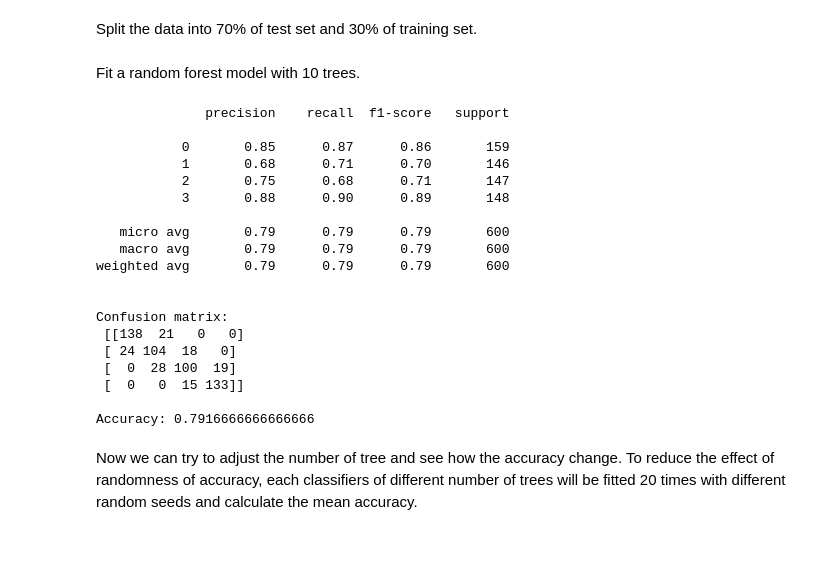
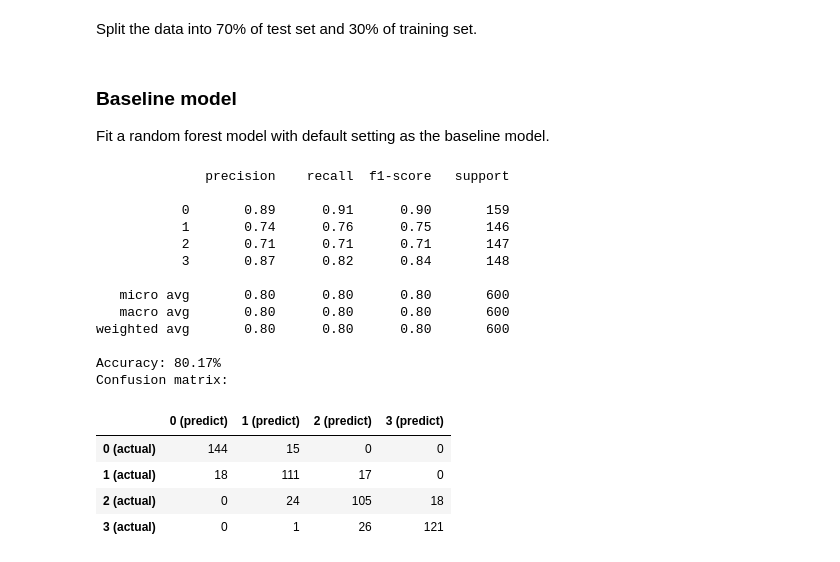
Before and after one commit to nath1295/Data-Science-Portfolio, a Jupyter notebook: mobile_price_classification/mobile_classification.ipynb, the cells around one changed output. Cells and saved outputs as stored; diff of their text form; code cells hidden in the pictures.

Commit message:
update random forest project

```diff
--- a/mobile_price_classification/mobile_classification.ipynb
+++ b/mobile_price_classification/mobile_classification.ipynb
@@ -82,8 +86,8 @@ sc_h - sc_w<br/>
 Other than that, we can also notice that price_range is significantly correlated to both battery_power and ram.<br><br>
 We would also want to see the scatter plots between different numerical variables.
 # %%
-binary_col = []
+num_col = []
 for col in df.columns:
-    if df[col].nunique()==2:
-        binary_col.append(col)
-binary_col
+    if df[col].nunique()!=2:
+        num_col.append(col)
+num_col.remove('price_range')
@@ -115,0 +122,19 @@ from sklearn.metrics import confusion_matrix, classification_report, accuracy_sc
+# %%
+def conf_matrix(y_test, pred, normalise=False,total=False):
+    col = pd.Series(y_test.unique()).apply(str).sort_values()
+    conf = confusion_matrix(y_test, pred)
+    out = pd.DataFrame(conf,columns= [x+' (predict)' for x in col], index=[x+' (actual)' for x in col])
+    out_1 = pd.DataFrame(conf,columns= [x+' (predict)' for x in col], index=[x+' (actual)' for x in col])
+
+    if normalise==True:
+        k = out.apply(lambda x: x.sum(),axis=1)
+        for i in out.columns:
+            out[i] = out[i]/k
+            out[i]  = out[i].apply(lambda x: str(round(x*100,2))+'%')
+    if total==True:
+        out_1['Row total'] = out_1.apply(lambda x: x.sum(),axis=1)
+        out_1.loc['Column total'] = out_1.apply(lambda x: x.sum(),axis=0)
+        out['Row total'] = out_1['Row total']
+        out.loc['Column total'] = out_1.loc['Column total']
+
+    return out
@@ -116,3 +143,11 @@ from sklearn.metrics import confusion_matrix, classification_report, accuracy_sc
+# %%
+X = df.iloc[:,:-1]
+y = df.iloc[:,-1]
+X_num = X[num_col]
+X_cat = X.drop(num_col,axis=1)
+scaler = StandardScaler()
+X_num = pd.DataFrame(scaler.fit_transform(X_num),index=X_num.index,columns=X_num.columns)
+X = pd.concat([X_num,X_cat],axis=1)
 # %% [markdown]
 Split the data into 70% of test set and 30% of training set.
 # %%
@@ -121,33 +154,32 @@ y = df.iloc[:,-1]
 X_train, X_test, y_train, y_test = train_test_split(X, y, test_size=0.3, random_state=100)
-# %% [markdown]
-Fit a random forest model with 10 trees.
+# %% [markdown]
+### Baseline model
+Fit a random forest model with default setting as the baseline model.
 # %%
-model = RandomForestClassifier(n_estimators=10, random_state=100)
+model = RandomForestClassifier(random_state=100)
 model.fit(X_train,y_train)
 pred = model.predict(X_test)
 # %%
-print(classification_report(y_test, pred),'\n')
-print('Confusion matrix:\n',confusion_matrix(y_test, pred))
-print('\nAccuracy:',accuracy_score(y_test,pred))
+print(classification_report(y_test,pred))
+print("Accuracy: "+str(round(accuracy_score(y_test,pred)*100,2))+'%')
+print('Confusion matrix:')
+conf_matrix(y_test,pred)
 # %% [output]
               precision    recall  f1-score   support
 
-           0       0.85      0.87      0.86       159
-           1       0.68      0.71      0.70       146
-           2       0.75      0.68      0.71       147
-           3       0.88      0.90      0.89       148
+           0       0.89      0.91      0.90       159
+           1       0.74      0.76      0.75       146
+           2       0.71      0.71      0.71       147
+           3       0.87      0.82      0.84       148
 
-   micro avg       0.79      0.79      0.79       600
-   macro avg       0.79      0.79      0.79       600
-weighted avg       0.79      0.79      0.79       600
+   micro avg       0.80      0.80      0.80       600
+   macro avg       0.80      0.80      0.80       600
+weighted avg       0.80      0.80      0.80       600
 
-
+Accuracy: 80.17%
 Confusion matrix:
- [[138  21   0   0]
- [ 24 104  18   0]
- [  0  28 100  19]
- [  0   0  15 133]]
-
-Accuracy: 0.7916666666666666
+|  | 0 (predict) | 1 (predict) | 2 (predict) | 3 (predict) |
+| 0 (actual) | 144 | 15 | 0 | 0 |
+| 1 (actual) | 18 | 111 | 17 | 0 |
+| 2 (actual) | 0 | 24 | 105 | 18 |
+| 3 (actual) | 0 | 1 | 26 | 121 |
-# %% [markdown]
-Now we can try to adjust the number of tree and see how the accuracy change. To reduce the effect of randomness of accuracy, each classifiers of different number of trees will be fitted 20 times with different random seeds and calculate the mean accuracy.
```
Also changed, not shown: parts of 23 cells of this notebook.
